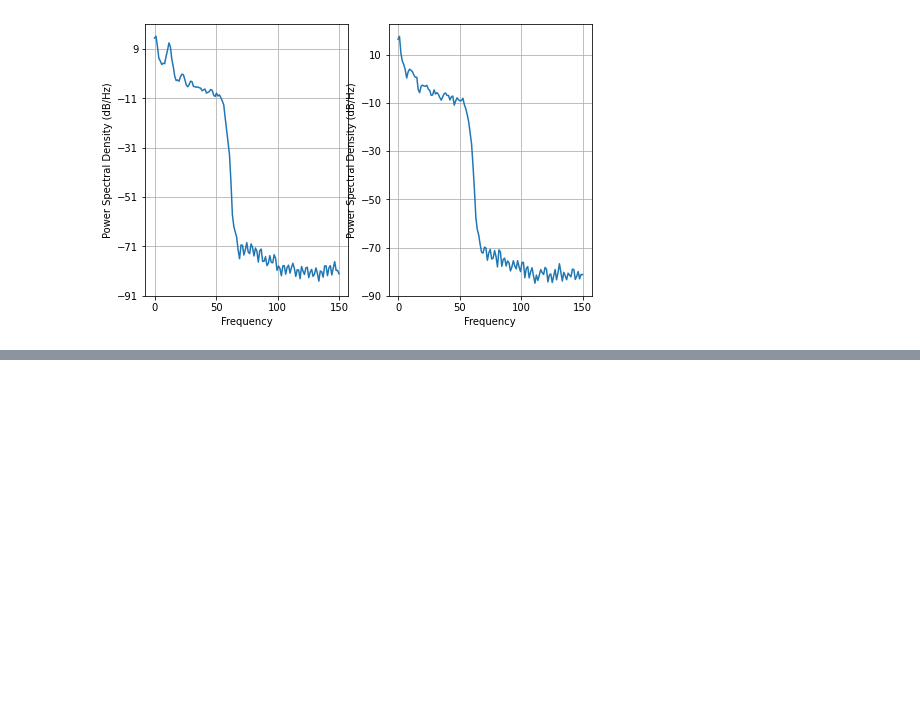
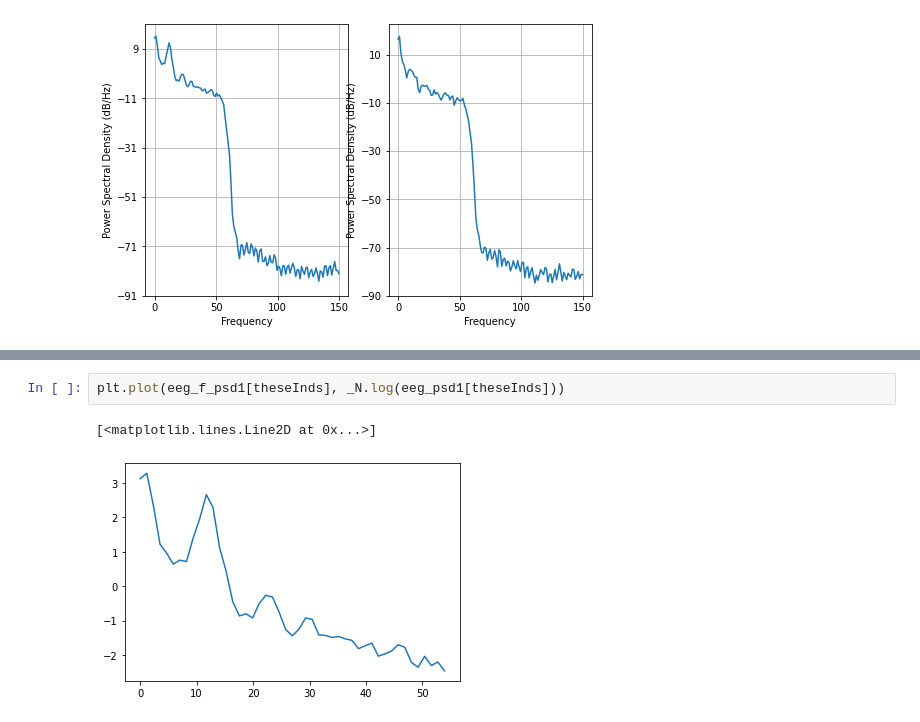
Before and after one commit to AraiKensuke/FitSpectrum, a Jupyter notebook: FitPowerSpec.ipynb, the cells around one changed output, grey strips where cells are left out. Cells and saved outputs as stored; diff of their text form; blank space fills up the shorter version.

```diff
--- a/FitPowerSpec.ipynb
+++ b/FitPowerSpec.ipynb
@@ -153,0 +167,5 @@ eeg_psd2, eeg_f_psd2 = plt.psd(eeg[4500:, eeg_channel], Fs=300)
+# %%
+plt.plot(eeg_f_psd1[theseInds], _N.log(eeg_psd1[theseInds]))
+# %% [output]
+[<matplotlib.lines.Line2D at 0x...>]
+[figure, added]
```
Also changed, not shown: parts of 7 cells of this notebook.
